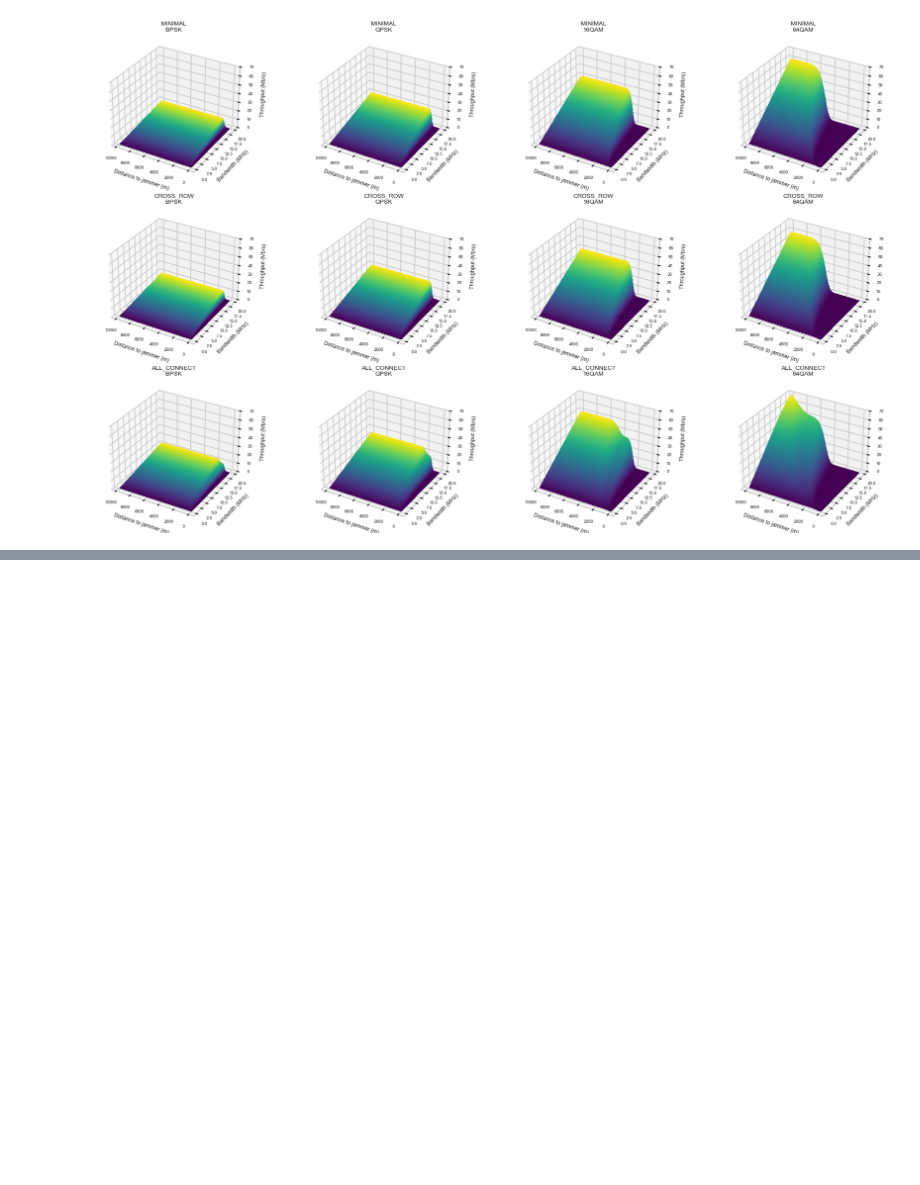
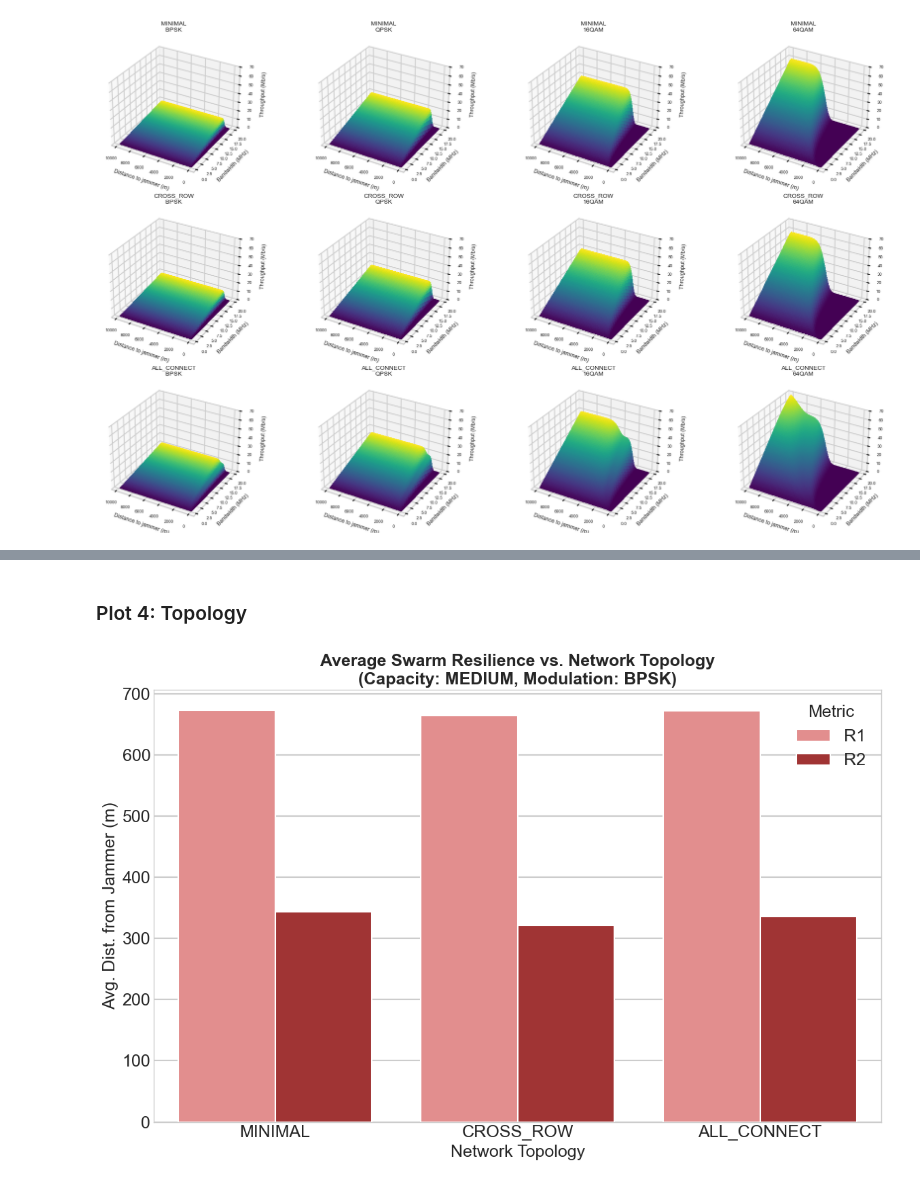
Before and after one commit to Sanexi/drone-network-ew-sim, a Jupyter notebook: analysis.ipynb, the cells around one changed output, grey strips where cells are left out. Saved outputs shown, nothing was run; the diff lists cells and outputs as text; code cells hidden in the pictures; blank space fills up the shorter version.

```diff
--- a/analysis.ipynb
+++ b/analysis.ipynb
@@ -670,0 +924,74 @@ plt.show()
+# %% [markdown]
+### Plot 4: Topology
+# %%
+
+# Define the modulation for which to generate plots
+MODULATION = 'BPSK'
+
+# Define the R1 and R2 column names based on the modulation
+r1_col = f'r1_{MODULATION.lower()}_m'
+r2_col = f'r2_{MODULATION.lower()}_m'
+
+# Ensure the R1/R2 columns are numeric, coercing errors to NaN
+if r1_col in df.columns and r2_col in df.columns:
+    df[r1_col] = pd.to_numeric(df[r1_col], errors='coerce')
+    df[r2_col] = pd.to_numeric(df[r2_col], errors='coerce')
+else:
+    raise KeyError(f"Columns '{r1_col}' or '{r2_col}' not found. Check MODULATION variable and CSV.")
+
+# Define the order for the axes
+connectivity_configs = ['MINIMAL', 'CROSS_ROW', 'ALL_CONNECT']
+# --- End of Assumed Setup ---
+
+
+# 1. Prepare data for the bar plot
+#    Group by both connectivity and capacity, then average the R1/R2 distances.
+#    This averages over different Link Lengths and Jammer Bands.
+bar_data = df.groupby(
+    ['relay_connectivity_config', 'network_capacity_type']
+)[[r1_col, r2_col]].mean().reset_index()
+
+# 2. Melt the data to make it suitable for seaborn's hue functionality
+bar_data_melted = pd.melt(
+    bar_data,
+    id_vars=['relay_connectivity_config', 'network_capacity_type'],
+    value_vars=[r1_col, r2_col],
+    var_name='Metric',
+    value_name='Average Distance (m)'
+)
+
+# Map the column names to simpler 'R1' and 'R2' labels for the legend
+bar_data_melted['Metric'] = bar_data_melted['Metric'].map(
+    {r1_col: 'R1', r2_col: 'R2'}
+)
+
+# 3. Filter the prepared data for only 'MEDIUM' capacity
+capacity_to_plot = 'MEDIUM'
+subset = bar_data_melted[bar_data_melted['network_capacity_type'] == capacity_to_plot]
+
+
+# 4. Create a single plot for the filtered data
+plt.style.use('seaborn-v0_8-whitegrid')
+plt.figure(figsize=(18, 8)) # Adjusted size for a single plot
+
+sns.barplot(
+    data=subset,
+    x='relay_connectivity_config',
+    y='Average Distance (m)',
+    hue='Metric',
+    palette={'R1': 'lightcoral', 'R2': 'firebrick'},
+    order=connectivity_configs # Ensure consistent order on x-axis
+)
+
+# 5. Customize the single plot
+plt.title(f'Average Swarm Resilience vs. Network Topology\n(Capacity: {capacity_to_plot}, Modulation: {MODULATION})', fontsize=18, weight='bold')
+plt.xlabel('Network Topology', fontsize=18)
+plt.ylabel('Avg. Dist. from Jammer (m)', fontsize=18)
+plt.xticks(fontsize=18)
+plt.yticks(fontsize=18)
+plt.legend(title='Metric', fontsize=18)
+
+plt.tight_layout()
+plt.show()
+# %% [output]
+[figure, added]
```
Also changed, not shown: parts of 6 cells of this notebook.
